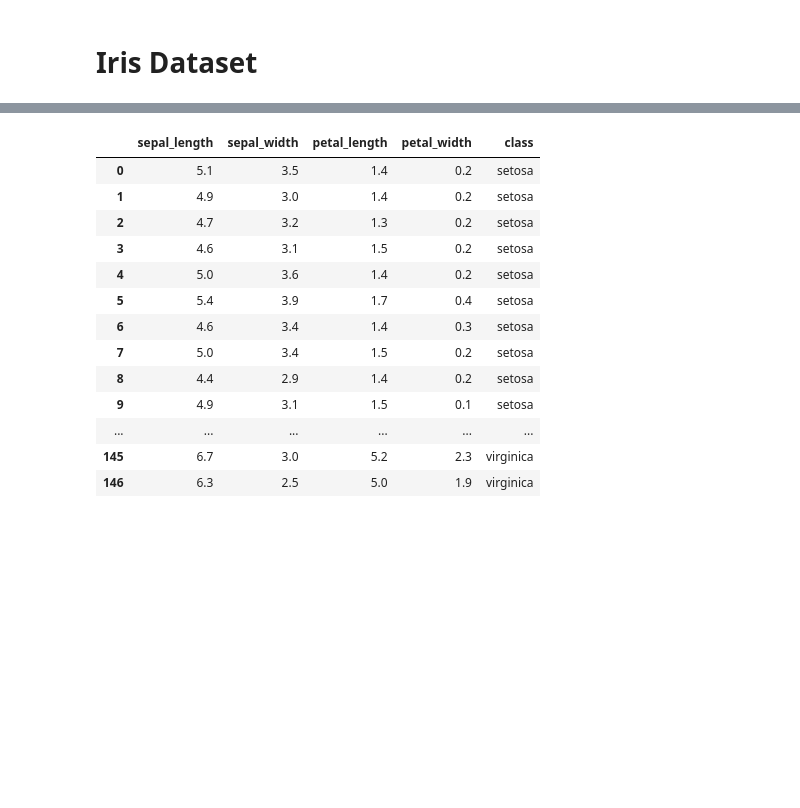
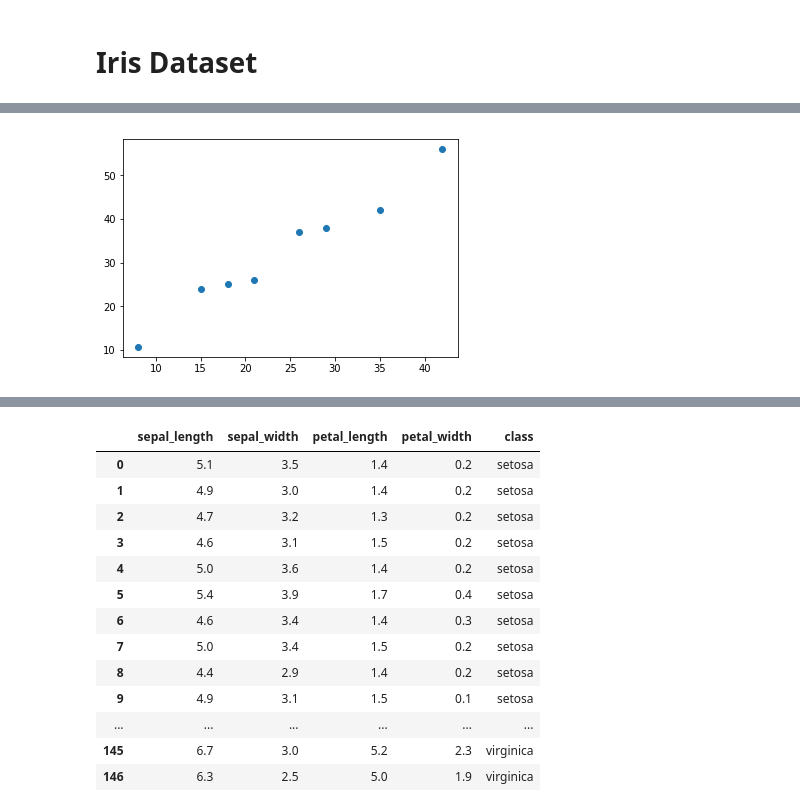
Before and after one commit to cadel560x/EmergingTechAssignments, a Jupyter notebook: iris-dataset.ipynb, the cells around one changed output, grey strips where cells are left out. Drawn from its saved outputs; the diff is of its cells as text; code cells hidden in the pictures; blank space fills up the shorter version.

```diff
--- a/iris-dataset.ipynb
+++ b/iris-dataset.ipynb
@@ -14,0 +36,8 @@ import sklearn.model_selection as mod
+# %%
+distance = [10.67, 24, 25, 26, 37, 38, 42, 56] # in kilometers
+
+import pandas as pd
+data = {'travel time': travel_time,
+        'distance': distance}
+travel = pd.DataFrame(data, columns=['travel time', 'distance'])
+travel
@@ -14,0 +54,5 @@ import sklearn.model_selection as mod
+# %%
+plt.plot(travel_time, distance, 'o')
+plt.show()
+# %% [output]
+[figure, added]
```
Also changed, not shown: parts of 14 cells of this notebook, 1 other file.
